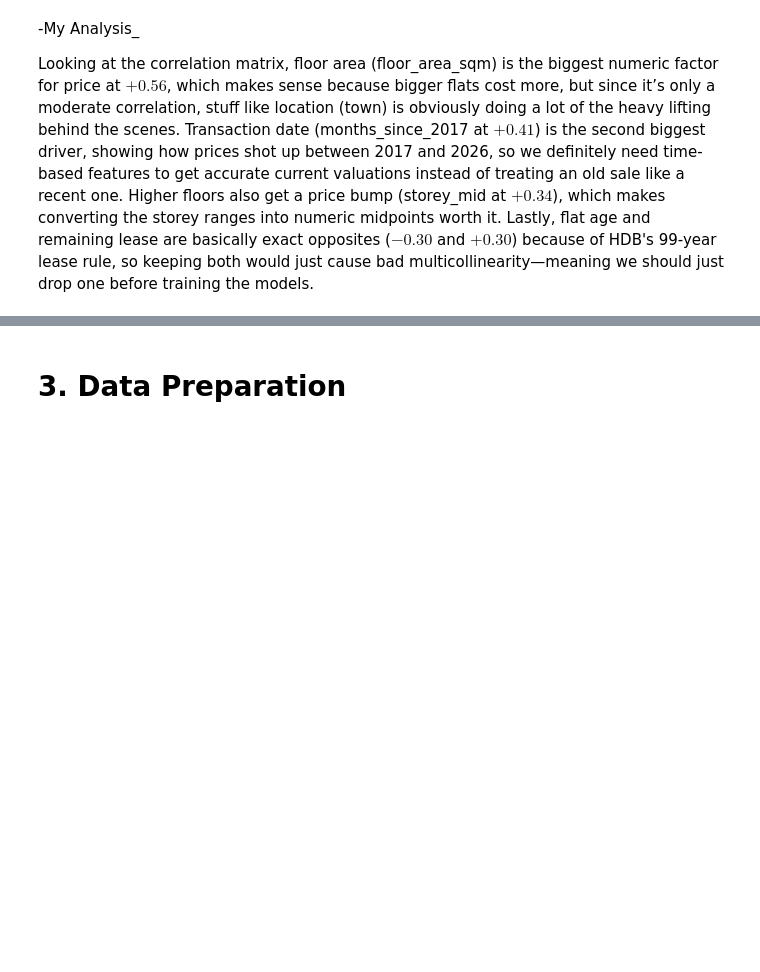
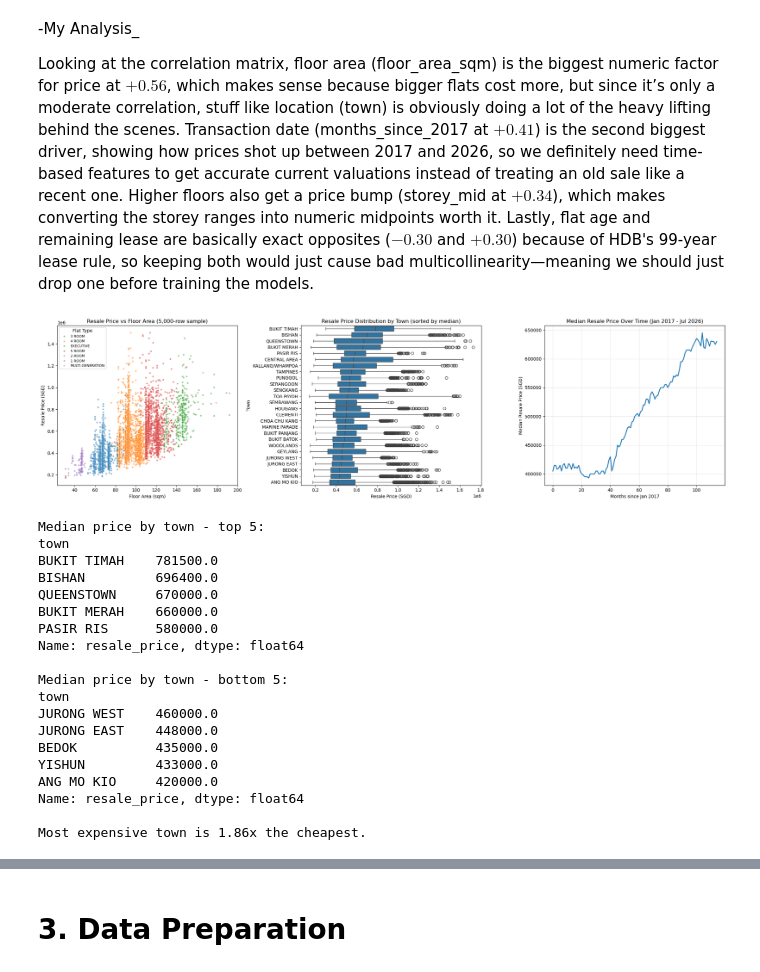
Before and after one commit to Timyi06/TimyiMLDPProject, a Jupyter notebook: MLDP Program Codes Submission Template.ipynb, the cells around one changed output, grey strips where cells are left out. Drawn from its saved outputs; the diff is of its cells as text; code cells hidden in the pictures; blank space fills up the shorter version.

```diff
--- a/MLDP Program Codes Submission Template.ipynb
+++ b/MLDP Program Codes Submission Template.ipynb
@@ -219,3 +219,61 @@ Name: resale_price, dtype: float64
 -My Analysis_
 
 Looking at the correlation matrix, floor area (floor_area_sqm) is the biggest numeric factor for price at $+0.56$, which makes sense because bigger flats cost more, but since it’s only a moderate correlation, stuff like location (town) is obviously doing a lot of the heavy lifting behind the scenes. Transaction date (months_since_2017 at $+0.41$) is the second biggest driver, showing how prices shot up between 2017 and 2026, so we definitely need time-based features to get accurate current valuations instead of treating an old sale like a recent one. Higher floors also get a price bump (storey_mid at $+0.34$), which makes converting the storey ranges into numeric midpoints worth it. Lastly, flat age and remaining lease are basically exact opposites ($-0.30$ and $+0.30$) because of HDB's 99-year lease rule, so keeping both would just cause bad multicollinearity—meaning we should just drop one before training the models.
+# %%
+## Relationship between the target and the key features
+## The heatmap above could not include `town` because correlation only works on numeric
+## columns. These plots test the three different KINDS of relationship in the data:
+## numeric (floor area), categorical (town), and temporal (market drift).
+fig, axes = plt.subplots(1, 3, figsize=(22, 6))
+
+# Does price scale with size, and does flat type explain the clustering seen earlier?
+sns.scatterplot(data=eda.sample(5000, random_state=42), x="floor_area_sqm", y="resale_price",
+                hue="flat_type", alpha=0.5, s=15, ax=axes[0])
+axes[0].set_title("Resale Price vs Floor Area (5,000-row sample)")
+axes[0].set_xlabel("Floor Area (sqm)")
+axes[0].set_ylabel("Resale Price (SGD)")
+axes[0].legend(title="Flat Type", fontsize=8)
+
+# Which towns command a premium? Sorted so the ranking is readable.
+town_order = eda.groupby("town")["resale_price"].median().sort_values(ascending=False).index
+sns.boxplot(data=eda, y="town", x="resale_price", order=town_order, ax=axes[1])
+axes[1].set_title("Resale Price Distribution by Town (sorted by median)")
+axes[1].set_xlabel("Resale Price (SGD)")
+axes[1].set_ylabel("Town")
+
+# Has the market drifted over time?
+monthly = eda.groupby("month")["resale_price"].median()
+axes[2].plot(range(len(monthly)), monthly.values, linewidth=2)
+axes[2].set_title("Median Resale Price Over Time (Jan 2017 - Jul 2026)")
+axes[2].set_xlabel("Months since Jan 2017")
+axes[2].set_ylabel("Median Resale Price (SGD)")
+axes[2].grid(alpha=0.3)
+
+plt.tight_layout()
+plt.show()
+
+town_medians = eda.groupby("town")["resale_price"].median().sort_values(ascending=False)
+print("Median price by town - top 5:"); print(town_medians.head(5))
+print("\nMedian price by town - bottom 5:"); print(town_medians.tail(5))
+print(f"\nMost expensive town is {town_medians.iloc[0] / town_medians.iloc[-1]:.2f}x the cheapest.")
+# %% [output]
+[figure, added]
+Median price by town - top 5:
+town
+BUKIT TIMAH    781500.0
+BISHAN         696400.0
+QUEENSTOWN     670000.0
+BUKIT MERAH    660000.0
+PASIR RIS      580000.0
+Name: resale_price, dtype: float64
+
+Median price by town - bottom 5:
+town
+JURONG WEST    460000.0
+JURONG EAST    448000.0
+BEDOK          435000.0
+YISHUN         433000.0
+ANG MO KIO     420000.0
+Name: resale_price, dtype: float64
+
+Most expensive town is 1.86x the cheapest.
```
Also changed, not shown: parts of 8 cells of this notebook.
